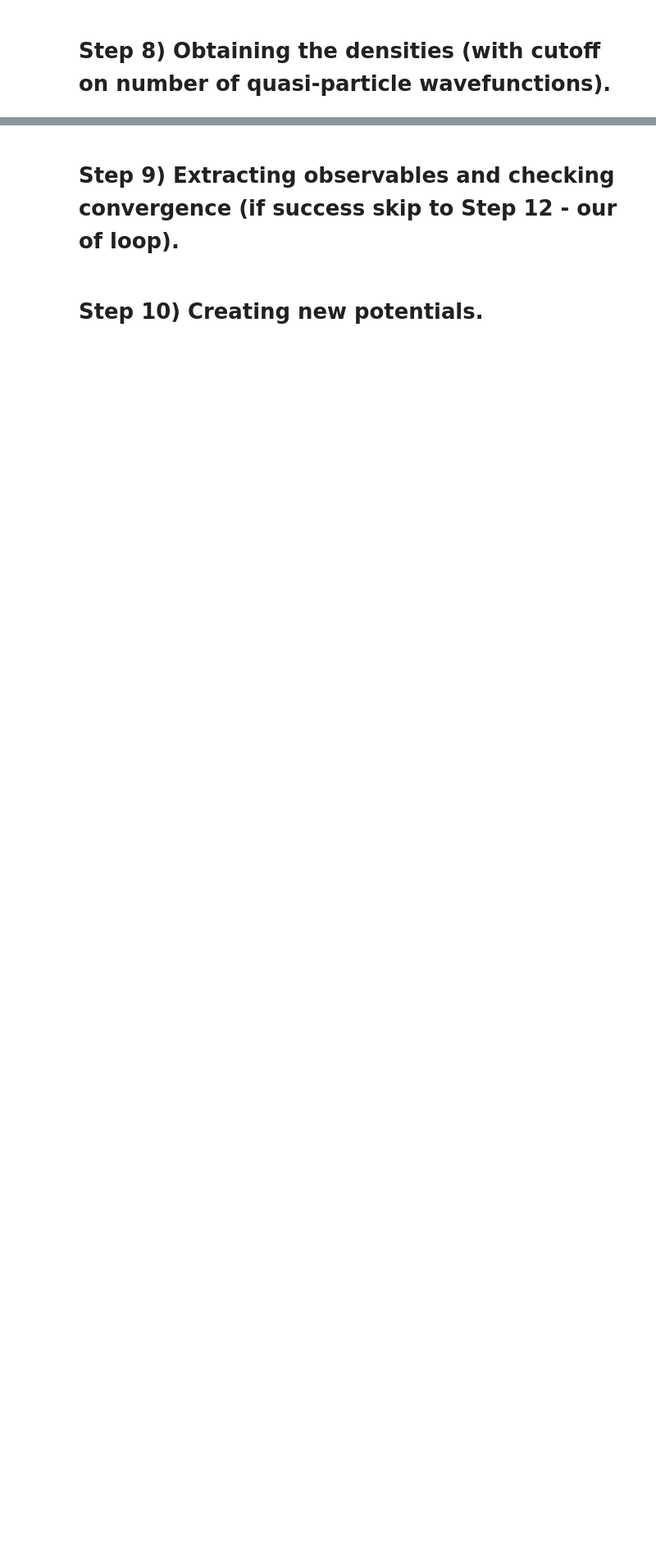
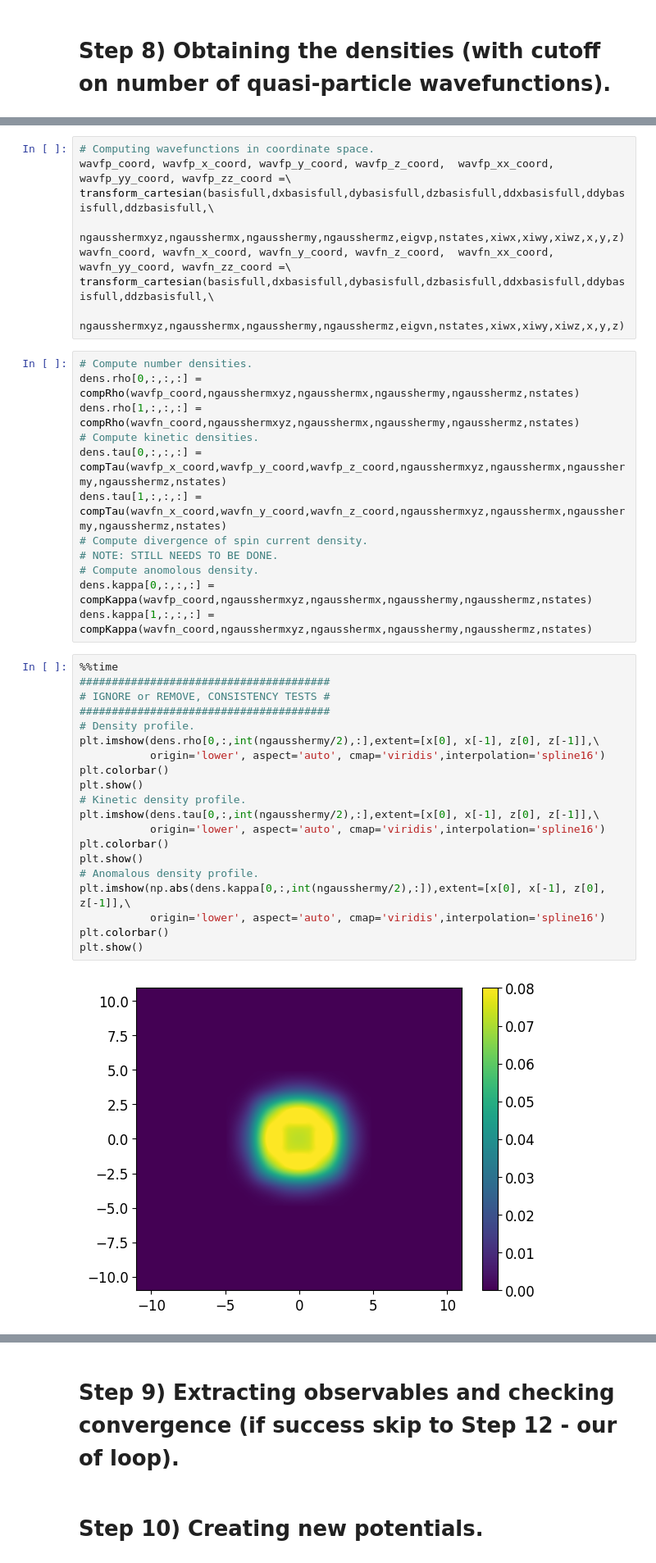
Before and after one commit to ia4021/harmonic3dhfb, a Jupyter notebook: harmonic3dhfb.ipynb, the cells around one changed output, grey strips where cells are left out. Shown at 82% size. Saved outputs shown, nothing was run; the diff lists cells and outputs as text; blank space fills up the shorter version.

Commit message:
Polished up computation of number densities, added kinetic and anom densities, and add 2nd derivative basis functions.

```diff
--- a/harmonic3dhfb.ipynb
+++ b/harmonic3dhfb.ipynb
@@ -1116,0 +1154,42 @@ dens.rho[0,:,:,:];
+# %%
+# Computing wavefunctions in coordinate space.
+wavfp_coord, wavfp_x_coord, wavfp_y_coord, wavfp_z_coord,  wavfp_xx_coord, wavfp_yy_coord, wavfp_zz_coord =\
+transform_cartesian(basisfull,dxbasisfull,dybasisfull,dzbasisfull,ddxbasisfull,ddybasisfull,ddzbasisfull,\
+          ngausshermxyz,ngausshermx,ngausshermy,ngausshermz,eigvp,nstates,xiwx,xiwy,xiwz,x,y,z)
+wavfn_coord, wavfn_x_coord, wavfn_y_coord, wavfn_z_coord,  wavfn_xx_coord, wavfn_yy_coord, wavfn_zz_coord =\
+transform_cartesian(basisfull,dxbasisfull,dybasisfull,dzbasisfull,ddxbasisfull,ddybasisfull,ddzbasisfull,\
+          ngausshermxyz,ngausshermx,ngausshermy,ngausshermz,eigvn,nstates,xiwx,xiwy,xiwz,x,y,z)
+# %%
+# Compute number densities.
+dens.rho[0,:,:,:] = compRho(wavfp_coord,ngausshermxyz,ngausshermx,ngausshermy,ngausshermz,nstates)
+dens.rho[1,:,:,:] = compRho(wavfn_coord,ngausshermxyz,ngausshermx,ngausshermy,ngausshermz,nstates)
+# Compute kinetic densities.
+dens.tau[0,:,:,:] = compTau(wavfp_x_coord,wavfp_y_coord,wavfp_z_coord,ngausshermxyz,ngausshermx,ngausshermy,ngausshermz,nstates)
+dens.tau[1,:,:,:] = compTau(wavfn_x_coord,wavfn_y_coord,wavfn_z_coord,ngausshermxyz,ngausshermx,ngausshermy,ngausshermz,nstates)
+# Compute divergence of spin current density.
+# NOTE: STILL NEEDS TO BE DONE.
+# Compute anomolous density.
+dens.kappa[0,:,:,:] = compKappa(wavfp_coord,ngausshermxyz,ngausshermx,ngausshermy,ngausshermz,nstates)
+dens.kappa[1,:,:,:] = compKappa(wavfn_coord,ngausshermxyz,ngausshermx,ngausshermy,ngausshermz,nstates)
+# %%
+%%time
+#######################################
+# IGNORE or REMOVE, CONSISTENCY TESTS #
+#######################################
+# Density profile.
+plt.imshow(dens.rho[0,:,int(ngausshermy/2),:],extent=[x[0], x[-1], z[0], z[-1]],\
+           origin='lower', aspect='auto', cmap='viridis',interpolation='spline16')
+plt.colorbar()
+plt.show()
+# Kinetic density profile.
+plt.imshow(dens.tau[0,:,int(ngausshermy/2),:],extent=[x[0], x[-1], z[0], z[-1]],\
+           origin='lower', aspect='auto', cmap='viridis',interpolation='spline16')
+plt.colorbar()
+plt.show()
+# Anomalous density profile.
+plt.imshow(np.abs(dens.kappa[0,:,int(ngausshermy/2),:]),extent=[x[0], x[-1], z[0], z[-1]],\
+           origin='lower', aspect='auto', cmap='viridis',interpolation='spline16')
+plt.colorbar()
+plt.show()
+# %% [output]
+[figure, added]
```
Also changed, not shown: parts of 36 cells of this notebook.
